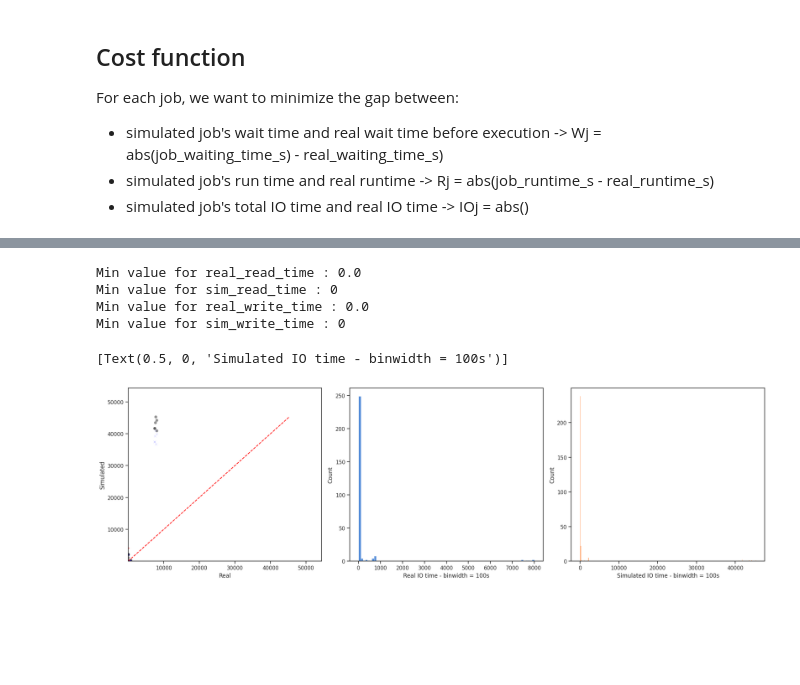
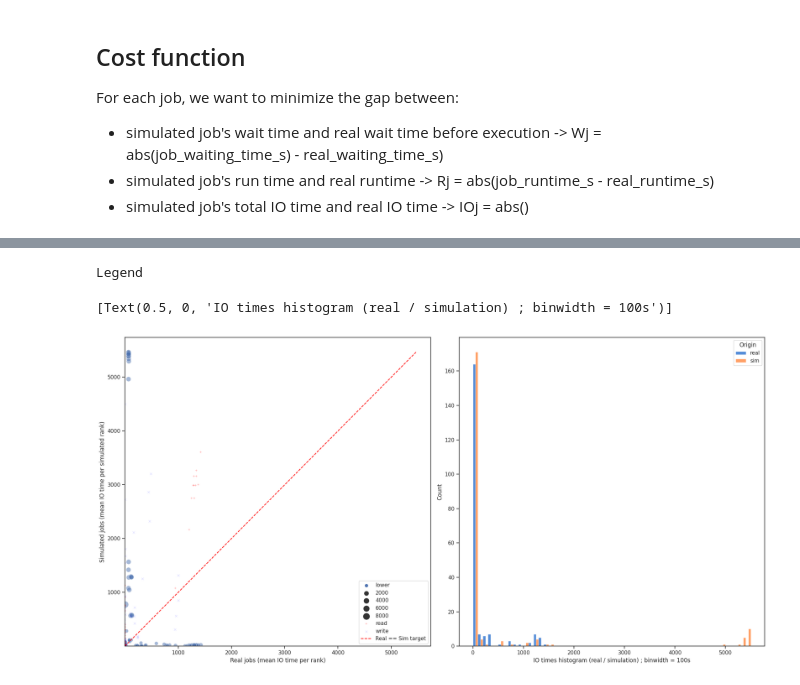
Before and after one commit to fives-simulator/fives, a Jupyter notebook: results/SimulationAnalysis.ipynb, the cells around one changed output, grey strips where cells are left out. Drawn from its saved outputs; the diff is of its cells as text; code cells hidden in the pictures; blank space fills up the shorter version.

```diff
--- a/results/SimulationAnalysis.ipynb
+++ b/results/SimulationAnalysis.ipynb
@@ -11,11 +11,12 @@ For each job, we want to minimize the gap between:
 # %%
 from yaml import load, CLoader
 
-simulated_job_trace = "./simulatedJobs_theta2022_week4__StorAlloc_Theta_Lustre_fs0_0.0.1_i.yml"
+simulated_job_trace = "../build/simulatedJobs_theta2022_week41__Fives_C_theta2022_week41_0.0.1_week41.yml"
 
 results = None
 with open(simulated_job_trace, "r", encoding="utf-8") as job_results:
     results = load(job_results, Loader=CLoader)
 
+
 print(f"Loaded result dataset with {len(results)} jobs")
 # %% [output]
@@ -218,40 +245,46 @@ The Cohen d effect size is 0.17692202845935376 (we want an effect size as low as
 # %%
-fig, axs = plt.subplots(ncols=3)
+fig, axs = plt.subplots(ncols=2)
 fig.set_tight_layout(tight=True)
-fig.set_figheight(6)
+fig.set_figheight(10)
 fig.set_figwidth(20)
-
-print(f"Min value for real_read_time : {min(real_read_time)}")
-print(f"Min value for sim_read_time : {min(sim_read_time)}")
-print(f"Min value for real_write_time : {min(real_write_time)}")
-print(f"Min value for sim_write_time : {min(sim_write_time)}")
+REAL_COLOR = (0.1, 0.4, 0.8, 0.5)
+SIM_COLOR = (1, 0.5, 0.2, 0.5)
 
 max_target = max(max(real_io_time), max(sim_io_time))
 line = {"x": [0, max_target], "y": [0, max_target]}
 
-scatter = sns.scatterplot(x=real_io_time, y=sim_io_time, s=40, color=".15", alpha=0.5, ax=axs[0])
-read_scatter = sns.scatterplot(x=real_read_time, y=sim_read_time, s=20, ax=axs[0], facecolors="red", marker="+", alpha=0.6)
-write_scatter = sns.scatterplot(x=real_write_time, y=sim_write_time, s=20, color=".10", ax=axs[0], facecolors="blue", marker="x", alpha=0.3)
-target_line = sns.lineplot(line, x="x", y="y", color="red", linestyle="--", ax=axs[0])
-scatter.set(xlabel="Real", ylabel="Simulated")
-#axs[0].set_xscale('log')
-axs[0].set_xlim([0.0001, max_target*1.2])
-#axs[0].set_yscale('log')
-axs[0].set_ylim([0.0001, max_target*1.2])
+scatter = sns.scatterplot(x=real_io_time, y=sim_io_time, hue=real_rt_higher_than_wt, size=real_volume_GB, sizes=(50,200), alpha=0.5, ax=axs[0])
+print(scatter.legend())
+
+read_scatter = sns.scatterplot(x=real_read_time, y=sim_read_time, s=20, ax=axs[0], facecolors="red", marker="+", alpha=0.6, label="read")
+write_scatter = sns.scatterplot(x=real_write_time, y=sim_write_time, s=20, color=".10", ax=axs[0], facecolors="blue", marker="x", alpha=0.3, label="write")
+
+target_line = sns.lineplot(line, x="x", y="y", color="red", linestyle="--", ax=axs[0], label="Real == Sim target")
+scatter.set(xlabel="Real jobs (mean IO time per rank)", ylabel="Simulated jobs (mean IO time per simulated rank)")
+axs[0].legend()
+# axs[0].set_xscale('log')
+axs[0].set_xlim([0.0001, max_target*1.05])
+# axs[0].set_yscale('log')
+axs[0].set_ylim([0.0001, max_target*1.05])
 
 binwidth = 100
-real_hist = sns.histplot(data=real_io_time, binwidth=binwidth, ax=axs[1], color=real_color)
-real_hist.set(xlabel=f"Real IO time - binwidth = {binwidth}s")
 
-sim_hist = sns.histplot(data=sim_io_time, binwidth=binwidth, ax=axs[2], color=sim_color)
-sim_hist.set(xlabel=f"Simulated IO time - binwidth = {binwidth}s")
+hist_data = {"values": [], "Origin": []}
+hist_data["values"].extend(real_io_time)
+hist_data["values"].extend(sim_io_time)
+hist_data["Origin"].extend(["real" for i in range(len(real_io_time))])
+hist_data["Origin"].extend(["sim" for i in range(len(sim_io_time))])
+
+global_hist = sns.histplot(data=hist_data, x="values", hue="Origin", binwidth=binwidth,
+                         ax=axs[1], multiple="dodge", palette={"real": REAL_COLOR, "sim": SIM_COLOR})
+global_hist.set(xlabel=f"IO times histogram (real / simulation) ; binwidth = {binwidth}s")
+
+#plt.savefig(f"{CI_PIPELINE_ID}_iotime.pdf", dpi=300, format='pdf')
+#plt.savefig(f"{CI_PIPELINE_ID}_iotime.png", dpi=300, format='png')
 # %% [output]
-Min value for real_read_time : 0.0
-Min value for sim_read_time : 0
-Min value for real_write_time : 0.0
-Min value for sim_write_time : 0
+Legend
-[Text(0.5, 0, 'Simulated IO time - binwidth = 100s')]
+[Text(0.5, 0, 'IO times histogram (real / simulation) ; binwidth = 100s')]
-[figure, old version]
+[figure, new version]
 # %%
 ## Compute the IO volume differences and stats for all jobs (Here we're just checking that simulated values are coherent,
 ## as the simulation should always read / write the data volume specified in the dataset anyway.
```
Also changed, not shown: parts of 12 cells of this notebook, 10 other files.
